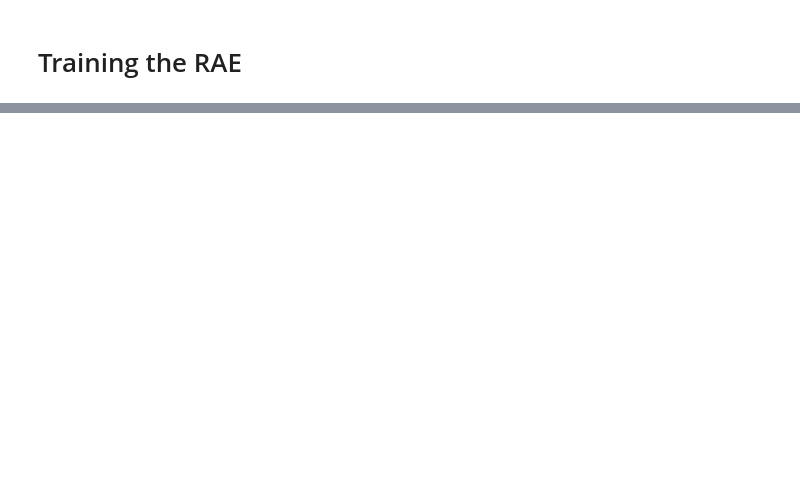
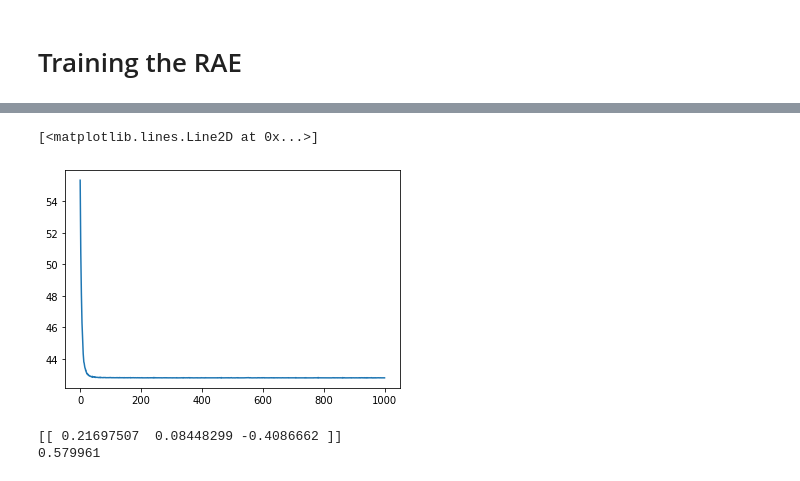
Before and after one commit to SMATousi/outlier_VAE, a Jupyter notebook: RAE_Cube_dataset.ipynb, the cells around one changed output, grey strips where cells are left out. Saved outputs shown, nothing was run; the diff lists cells and outputs as text; code cells hidden in the pictures; blank space fills up the shorter version.

```diff
--- a/RAE_Cube_dataset.ipynb
+++ b/RAE_Cube_dataset.ipynb
@@ -269,0 +260,10 @@ Epoch 100/100
+# %%
+outlier1 = dataset[-4,:].reshape([1,num_dimensions])
+
+z = rae.encoder(outlier1)
+reconstruction = rae.decoder(z)
+
+reconstruction_loss = tf.keras.losses.MeanSquaredError()(outlier1,reconstruction)
+
+print(outlier1)
+print(reconstruction_loss.numpy())
@@ -269,0 +394,17 @@ Epoch 100/100
+# %%
+plt.plot(history.history["reconstruction_loss"])
+# %% [output]
+[<matplotlib.lines.Line2D at 0x...>]
+[figure, added]
+# %%
+outlier1 = dataset[-1,:].reshape([1,num_dimensions])
+
+z_mean, z_log_var, z = vae.encoder(outlier1)
+reconstruction = vae.decoder(z)
+
+reconstruction_loss = tf.keras.losses.MeanSquaredError()(outlier1,reconstruction)
+print(outlier1)
+print(reconstruction_loss.numpy())
+# %% [output]
+[[ 0.21697507  0.08448299 -0.4086662 ]]
+0.579961
```
Also changed, not shown: parts of 9 cells of this notebook, 1 other file.
